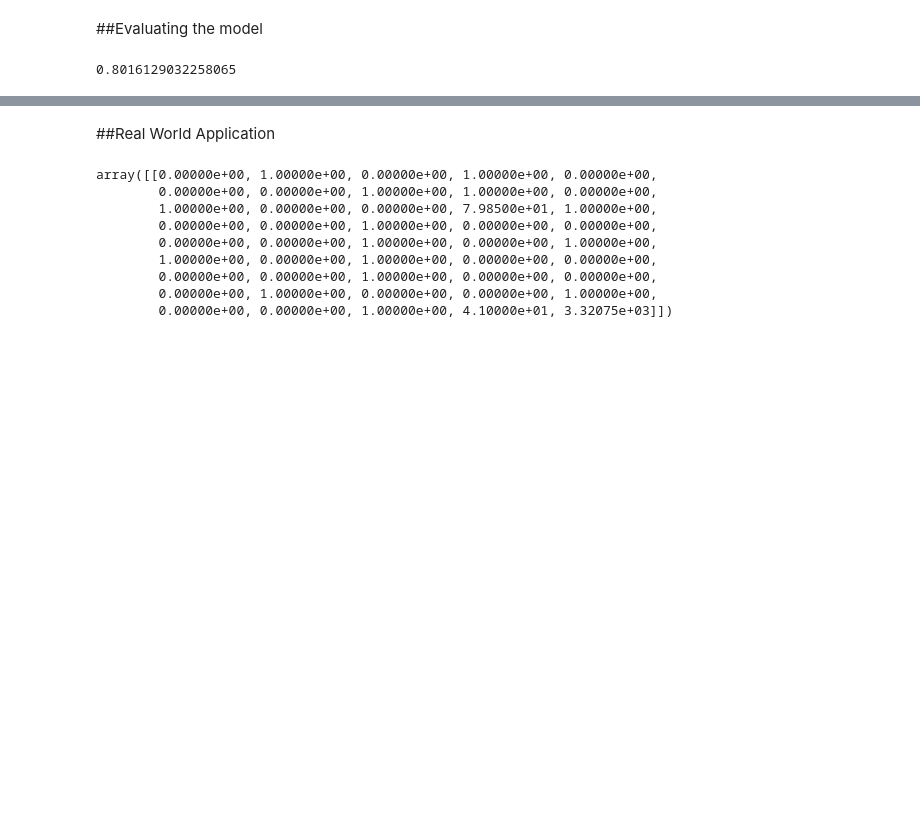
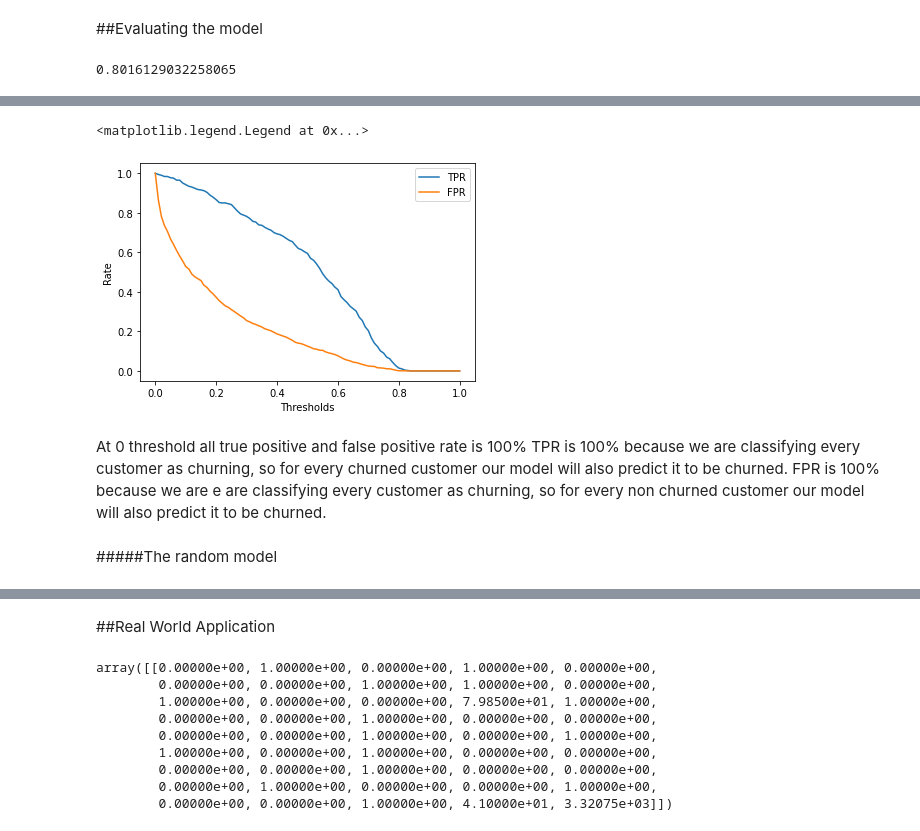
Before and after one commit to saif-byte/DataSciencePortfolio, a Jupyter notebook: Churn Prediction/Churn_or_not_Churn.ipynb, the cells around one changed output, grey strips where cells are left out. Drawn from its saved outputs; the diff is of its cells as text; code cells hidden in the pictures; blank space fills up the shorter version.

```diff
--- a/Churn Prediction/Churn_or_not_Churn.ipynb
+++ b/Churn Prediction/Churn_or_not_Churn.ipynb
@@ -491,0 +561,20 @@ churn = y_pred>=0.5
+# %%
+#we can evaluate our model for different threshold using confusion table
+def tpr_fpr_dataframe(y_val ,y_pred):
+  scores = []
+  thresholds = np.linspace(0,1,101)
+  for  t in thresholds:
+    tp = ((y_pred>=t) &( y_val==1)).sum()
+    tn = ((y_pred<t) & (y_val==0)).sum()
+    fp = ((y_pred>=t) & (y_val==0)).sum()
+    fn = ((y_pred<t) & (y_val==1)).sum()
+    scores.append((t,tp,tn,fp,fn))
+  #change to df for readibilty
+  df_scores = pd.DataFrame(scores)
+  df_scores.columns = ['threshold','tp','tn','fp','fn']
+  df_scores['tpr'] = df_scores.tp / (df_scores.tp+df_scores.fn)
+  df_scores['fpr'] = df_scores.fp / (df_scores.fp+df_scores.tn)
+  return df_scores
+# %%
+tpr_fpr_df = tpr_fpr_dataframe(y_val,y_pred)
+tpr_fpr_df[::10]
@@ -491,0 +594,15 @@ churn = y_pred>=0.5
+# %%
+plt.plot(tpr_fpr_df.threshold , tpr_fpr_df.tpr , label = 'TPR')
+plt.plot(tpr_fpr_df.threshold , tpr_fpr_df.fpr , label = 'FPR')
+plt.xlabel("Thresholds")
+plt.ylabel("Rate")
+plt.legend()
+# %% [output]
+<matplotlib.legend.Legend at 0x...>
+[figure, added]
+# %% [markdown]
+At 0 threshold all true positive and false positive rate is 100%
+TPR is 100% because we are classifying every customer as churning, so for every churned customer our model will also predict it to be churned.
+FPR is 100% because we are e are classifying every customer as churning, so for every non churned customer our model will also predict it to be churned.
+# %% [markdown]
+#####The random model
```
Also changed, not shown: parts of 43 cells of this notebook.
